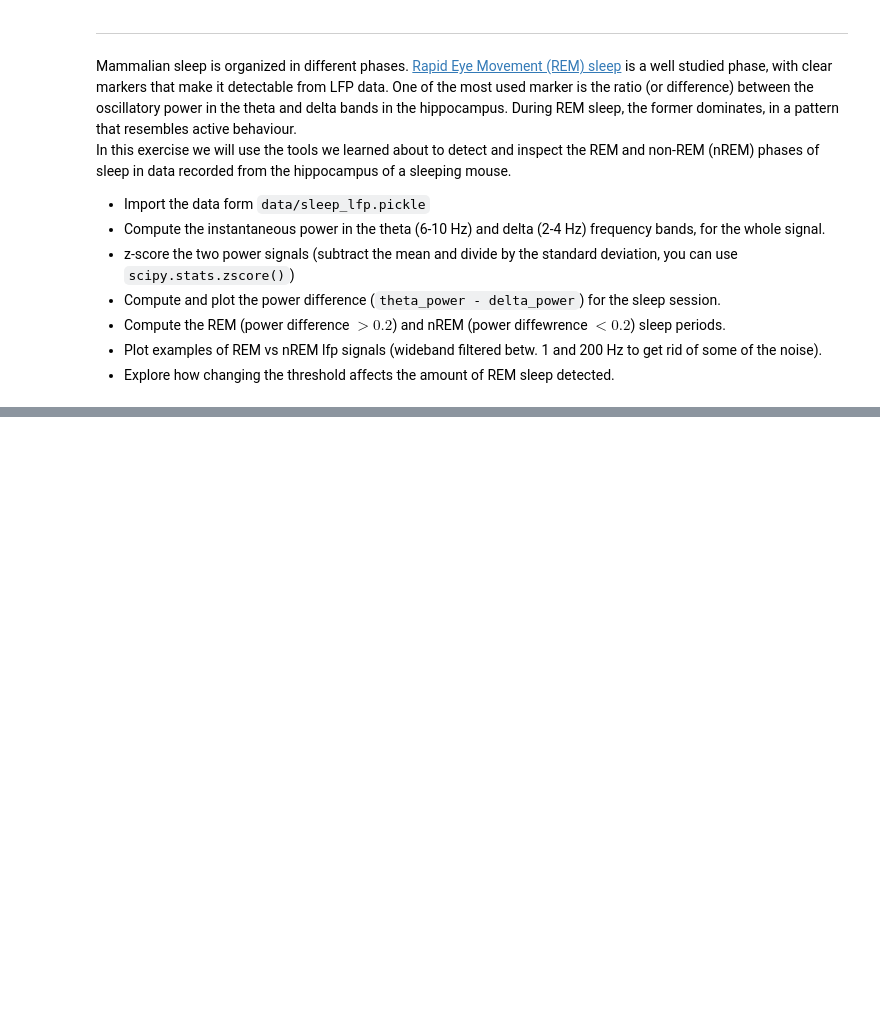
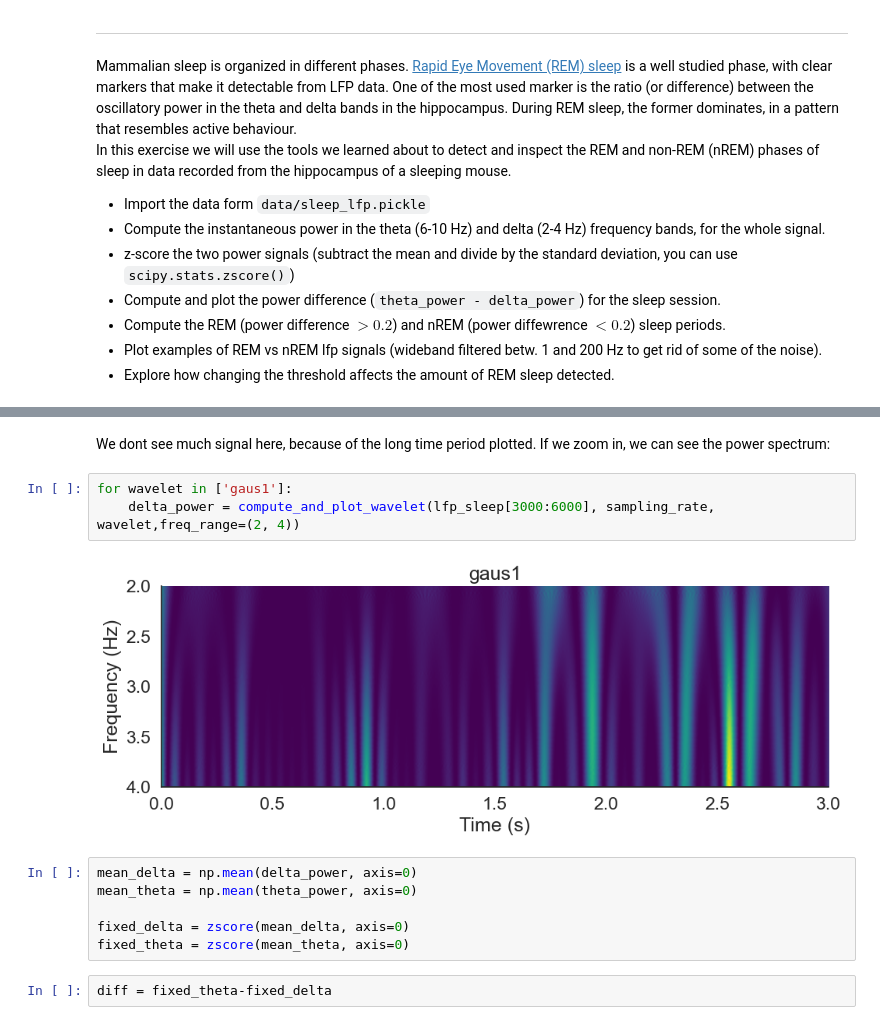
Before and after one commit to KatHemmo/NeuroAnalysis, a Jupyter notebook: exercises.ipynb, the cells around one changed output, grey strips where cells are left out. Cells and saved outputs as stored; diff of their text form; blank space fills up the shorter version.

```diff
--- a/exercises.ipynb
+++ b/exercises.ipynb
@@ -222,0 +241,15 @@ In this exercise we will use the tools we learned about to detect and inspect th
+# %% [markdown]
+We dont see much signal here, because of the long time period plotted. If we zoom in, we can see the power spectrum:
+# %%
+for wavelet in ['gaus1']:
+    delta_power = compute_and_plot_wavelet(lfp_sleep[3000:6000], sampling_rate, wavelet,freq_range=(2, 4))
+# %% [output]
+[figure, added]
+# %%
+mean_delta = np.mean(delta_power, axis=0)
+mean_theta = np.mean(theta_power, axis=0)
+
+fixed_delta = zscore(mean_delta, axis=0)
+fixed_theta = zscore(mean_theta, axis=0)
+# %%
+diff = fixed_theta-fixed_delta
```
Also changed, not shown: parts of 13 cells of this notebook.
